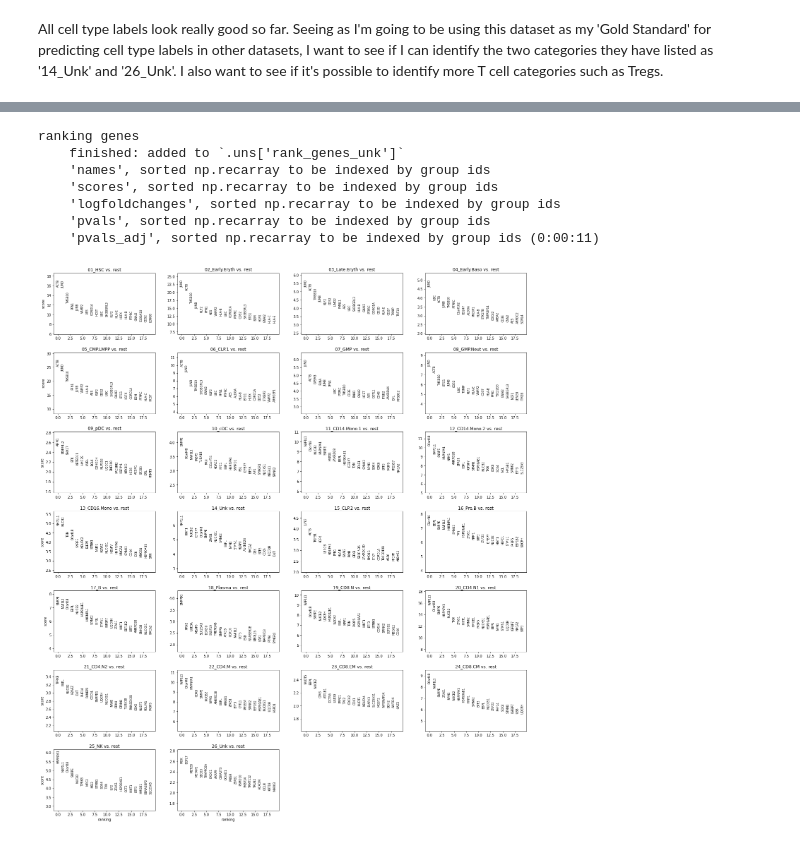
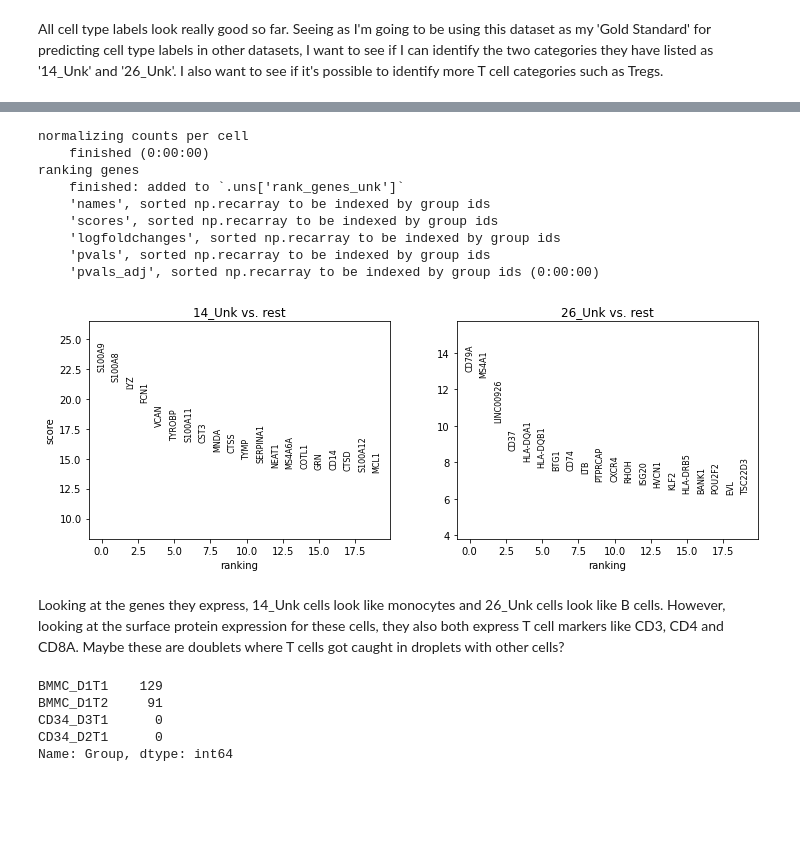
Before and after one commit to Sarah145/bone_marrow_analysis, a Jupyter notebook: notebooks/pre_processing_granja.ipynb, the cells around one changed output, grey strips where cells are left out. Saved outputs shown, nothing was run; the diff lists cells and outputs as text; code cells hidden in the pictures; blank space fills up the shorter version.

```diff
--- a/notebooks/pre_processing_granja.ipynb
+++ b/notebooks/pre_processing_granja.ipynb
@@ -213,9 +146,0 @@ del adata_pp
-# %%
-# Visualize the estimated size factors
-adata.obs['size_factors'] = size_factors
-
-sc.pl.scatter(adata, 'size_factors', 'nUMI')
-sc.pl.scatter(adata, 'size_factors', 'nGene')
-
-sb.distplot(size_factors, bins=50, kde=False)
-plt.show()
@@ -229,5 +146,0 @@ adata.layers["counts"] = adata.X.copy()
-# %%
-#Normalize adata
-adata.X /= adata.obs['size_factors'].values[:,None]
-adata.X = sp.sparse.csr_matrix(adata.X)
-sc.pp.log1p(adata)
@@ -271,13 +147,32 @@ adata.var[adata.var['dispersions_norm'] > 8]
 # %%
+# First need to normalise the data
+adata.layers['counts'] = adata.X.copy()
+sc.pp.normalize_total(adata, target_sum=10000)
+sc.pp.log1p(adata)
+adata.raw = adata
+
 # Identify which genes are differentially expressed by the 2 unknown categories to try figure out what they are
-sc.tl.rank_genes_groups(adata, groupby='BioClassification', key_added = 'rank_genes_unk', use_raw=False)
+sc.tl.rank_genes_groups(adata, groupby='BioClassification', groups=['14_Unk', '26_Unk'], key_added = 'rank_genes_unk')
 sc.pl.rank_genes_groups(adata, key='rank_genes_unk', sharey=False)
 # %% [output]
+normalizing counts per cell
+    finished (0:00:00)
 ranking genes
     finished: added to `.uns['rank_genes_unk']`
     'names', sorted np.recarray to be indexed by group ids
     'scores', sorted np.recarray to be indexed by group ids
     'logfoldchanges', sorted np.recarray to be indexed by group ids
     'pvals', sorted np.recarray to be indexed by group ids
-    'pvals_adj', sorted np.recarray to be indexed by group ids (0:00:11)
+    'pvals_adj', sorted np.recarray to be indexed by group ids (0:00:00)
-[figure, old version]
+[figure, new version]
+# %% [markdown]
+Looking at the genes they express, 14_Unk cells look like monocytes and 26_Unk cells look like B cells. However, looking at the surface protein expression for these cells, they also both express T cell markers like CD3, CD4 and CD8A. Maybe these are doublets where T cells got caught in droplets with other cells?
+# %%
+# which samples are these cell types found in?
+adata.obs[(adata.obs['BioClassification'] == '14_Unk') | (adata.obs['BioClassification'] == '26_Unk')]['Group'].value_counts()
+# %% [output]
+BMMC_D1T1    129
+BMMC_D1T2     91
+CD34_D3T1      0
+CD34_D2T1      0
+Name: Group, dtype: int64
```
Also changed, not shown: parts of 26 cells of this notebook, 1 other file.
